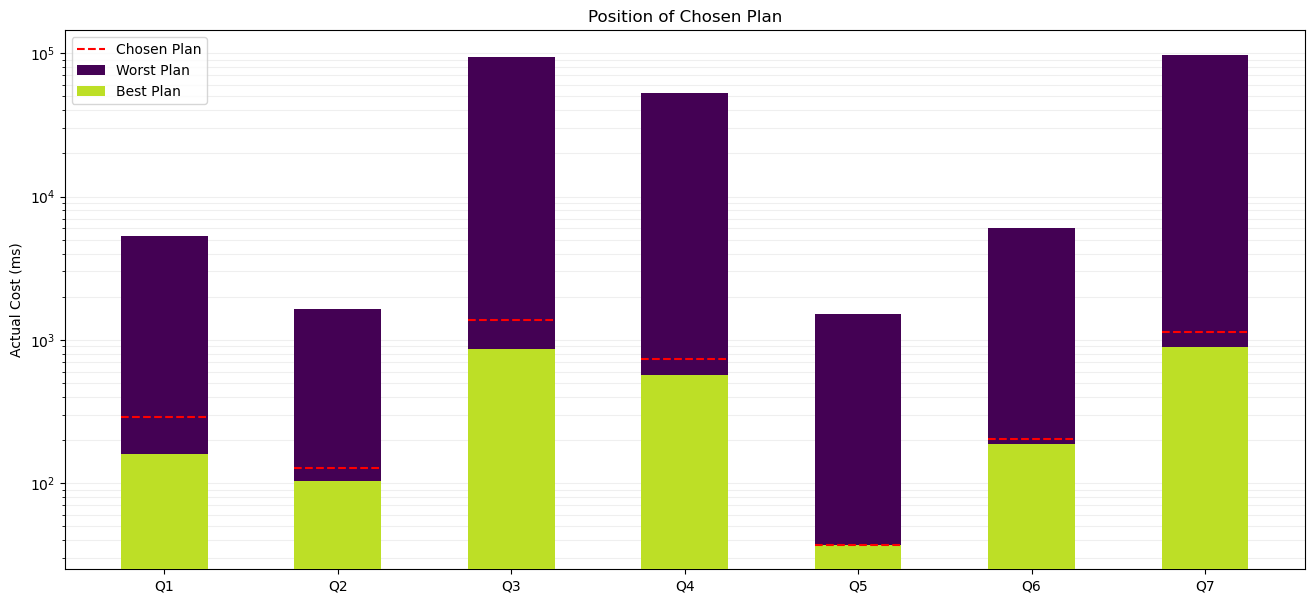
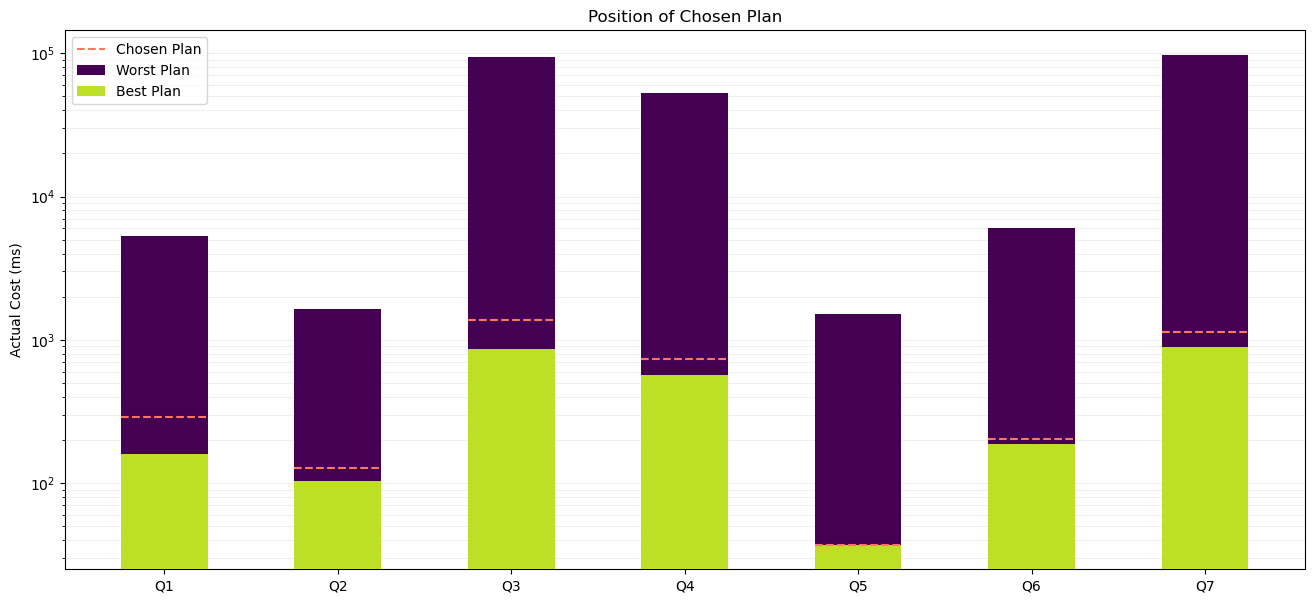
The change to this notebook cell's code, shown as a diff; its figure went from the first image to the second:
--- before
+++ after
@@ -64,5 +64,5 @@
     legend = 'Chosen Plan' if need_legend else None
     need_legend = False
-    ax.hlines(y=winning[i], xmin=i-(bar_width / 2), xmax=i+(bar_width / 2), colors=['red'], linestyles=['dashed'], label=legend, zorder=4)
+    ax.hlines(y=winning[i], xmin=i-(bar_width / 2), xmax=i+(bar_width / 2), colors=['#ff775e'], linestyles=['dashed'], label=legend, zorder=4)
 
 
@@ -72,4 +72,4 @@
 ax.legend()
 
-plt.savefig('images/winning/winning_bar.png')
+plt.savefig('images/winning/winning_bar.png', bbox_inches='tight', pad_inches=0.1)
 plt.show()

Commit: fix: Adjustment in data analysis